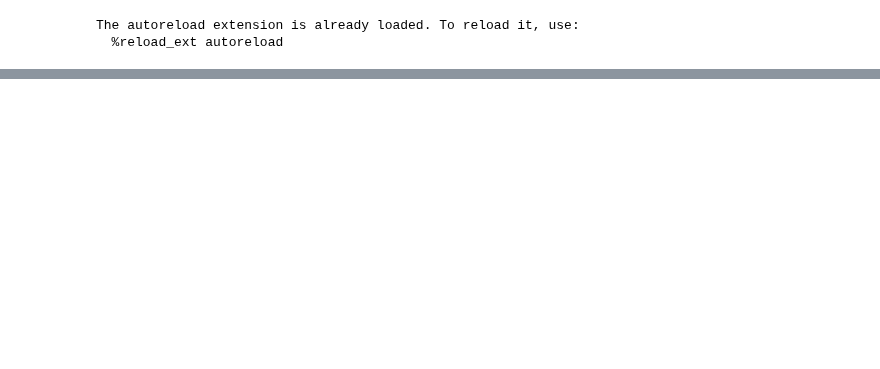
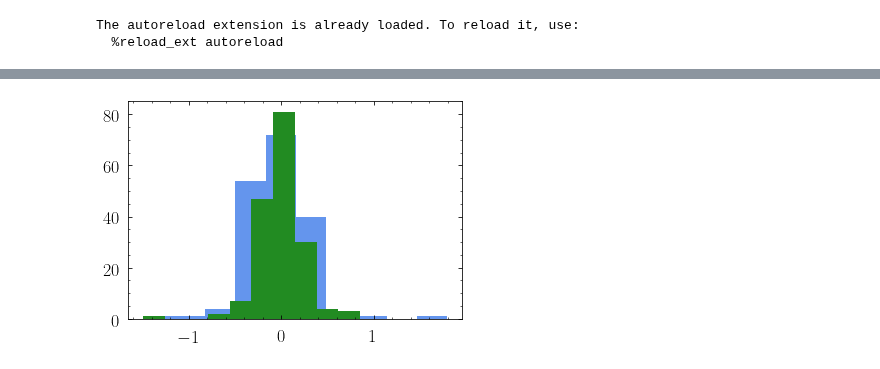
Before and after one commit to smsharma/astrometry-lensing-correlations, a Jupyter notebook: Simulations/SubhaloSample.ipynb, the cells around one changed output, grey strips where cells are left out. Saved outputs shown, nothing was run; the diff lists cells and outputs as text; code cells hidden in the pictures; blank space fills up the shorter version.

```diff
--- a/Simulations/SubhaloSample.ipynb
+++ b/Simulations/SubhaloSample.ipynb
@@ -79,0 +84,5 @@ Text(0.5, 1.0, '$\\log_{10}(\\Psi_{lm}\\,[mas/yr])$')
+# %%
+plt.hist(sim.coords_galactic.pm_l_cosb.value);
+plt.hist(sim.coords_galactic.pm_b.value);
+# %% [output]
+[figure, added]
```
Also changed, not shown: parts of 8 cells of this notebook, 19 other files.
